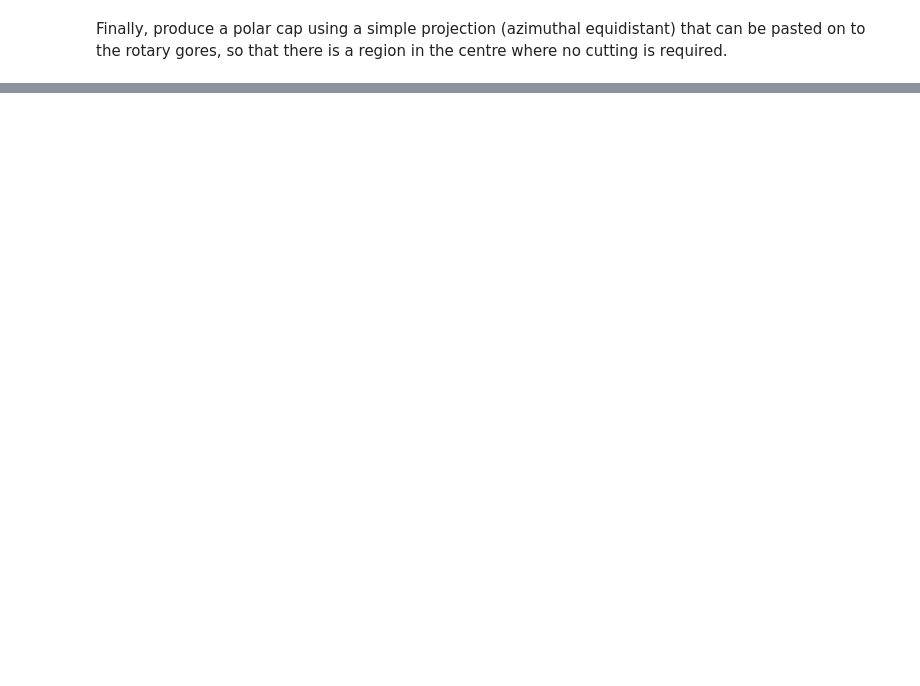
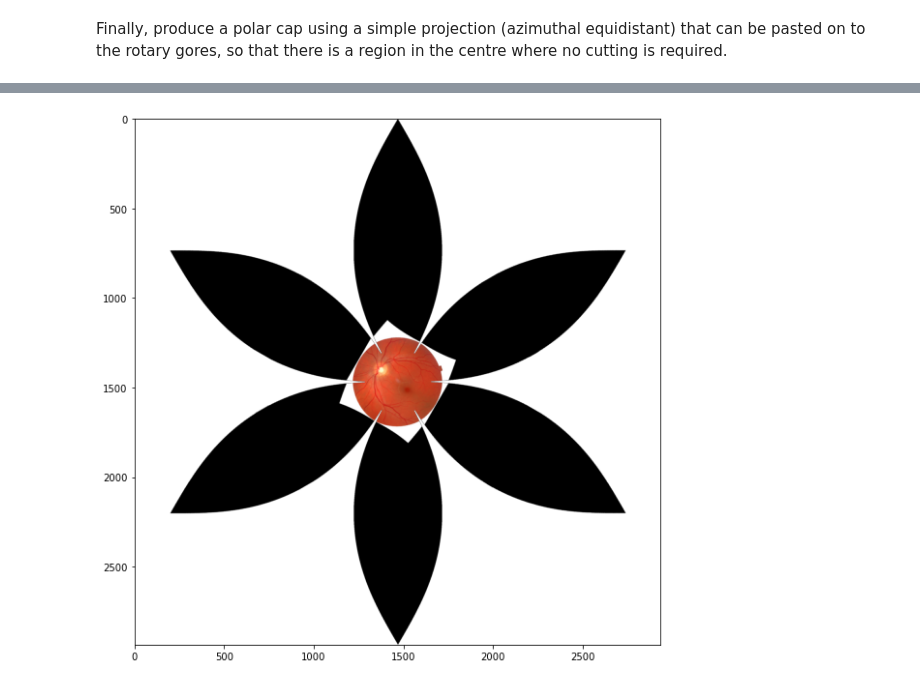
Before and after one commit to stuwilmur/sim-eye, a Jupyter notebook: Example.ipynb, the cells around one changed output, grey strips where cells are left out. Drawn from its saved outputs; the diff is of its cells as text; code cells hidden in the pictures; blank space fills up the shorter version.

```diff
--- a/Example.ipynb
+++ b/Example.ipynb
@@ -69,0 +81,6 @@ gore.fig(fundus_cap)
+# %%
+rotary_gores = gore2.make_rotary (im, focal_length=focal_length, alpha_max=angular_size, num_gores=6, phi_no_cut = pi / 8)
+rotary_gores.save("rotary_gores.png")
+gore2.fig(rotary_gores)
+# %% [output]
+[figure, added]
```
Also changed, not shown: parts of 19 cells of this notebook, 2 other files.
